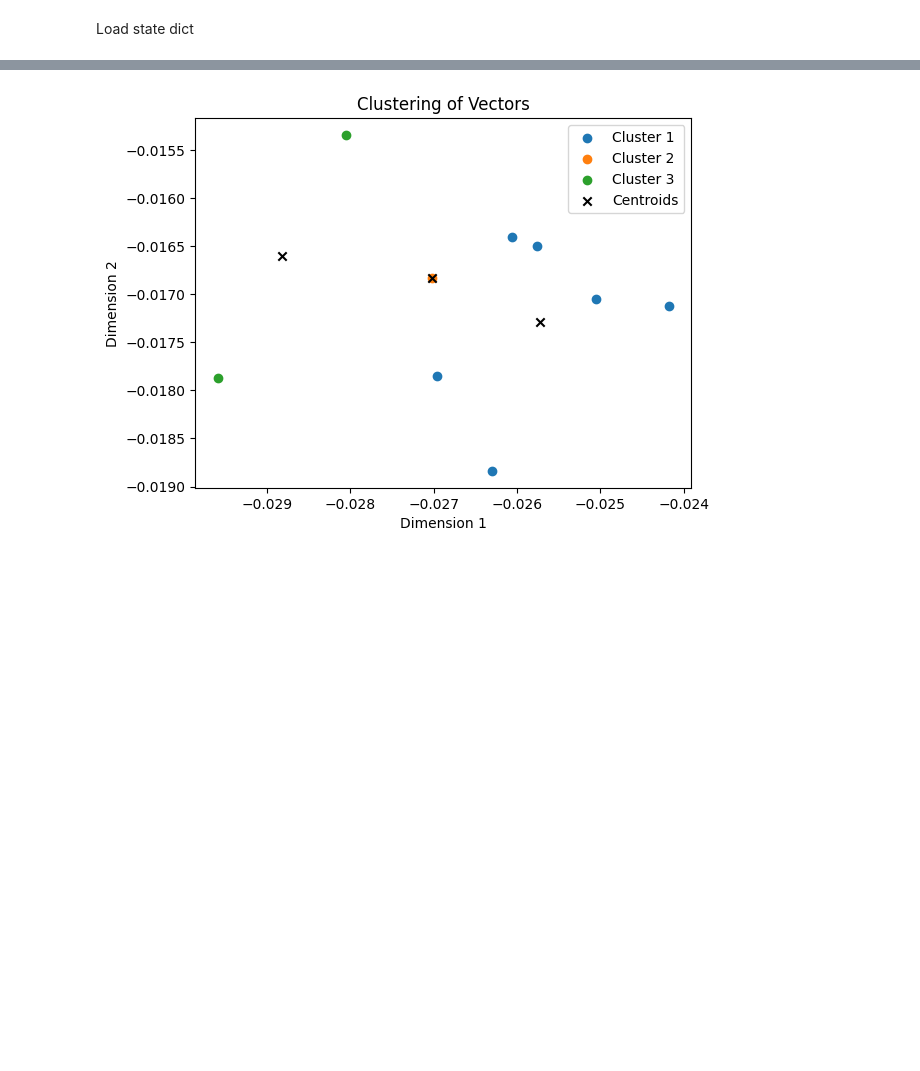
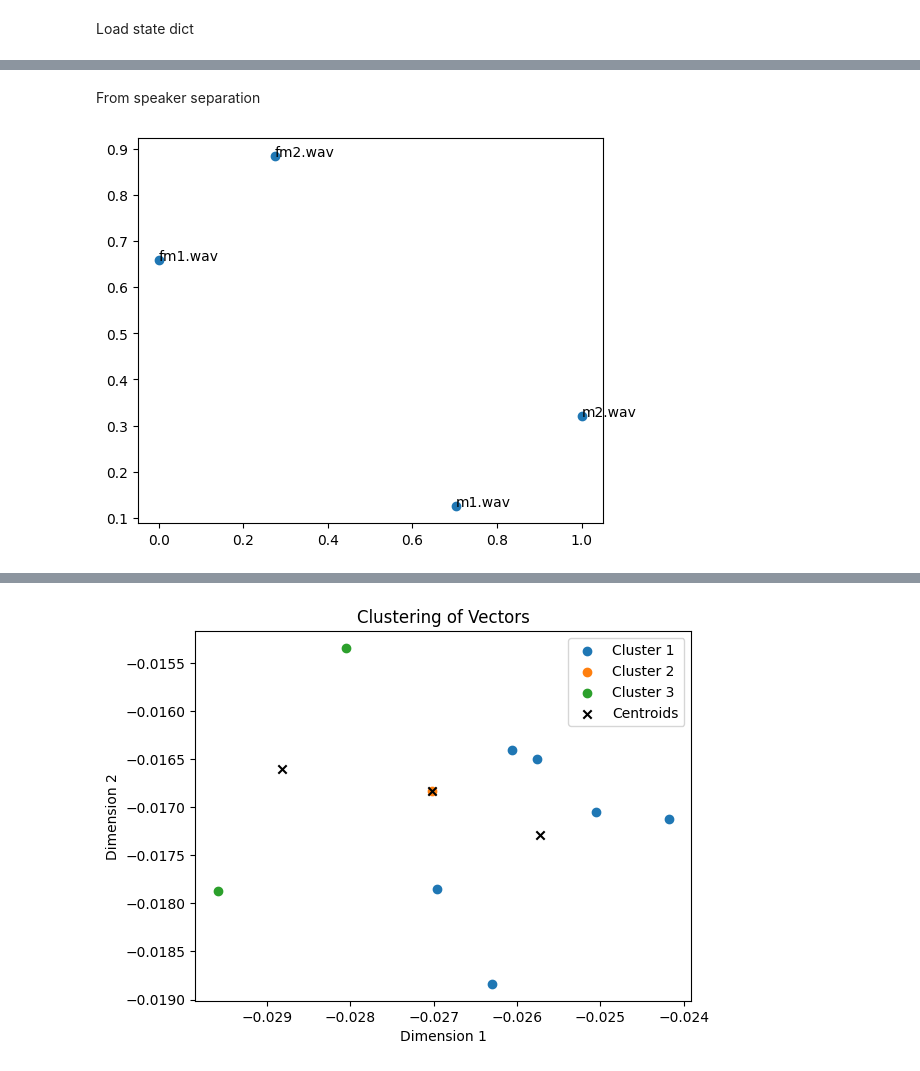
Before and after one commit to kimmchii/SincNet, a Jupyter notebook: playground.ipynb, the cells around one changed output, grey strips where cells are left out. Drawn from its saved outputs; the diff is of its cells as text; code cells hidden in the pictures; blank space fills up the shorter version.

```diff
--- a/playground.ipynb
+++ b/playground.ipynb
@@ -30,11 +27,10 @@ DNN1_net.load_state_dict(dnn1_state_dict)
 # %%
 import numpy as np
 
-vectors = np.load('SincNet/d_vector_timit.npy', allow_pickle=True)
-
+vectors = np.load('./d_vect_timit.npy', allow_pickle=True)
 
 vectors = vectors.item()
 
 embeded_vectors = []
 for key, value in vectors.items():
-    embeded_vectors.append(value)
+    embeded_vectors.append({key: value})
@@ -53,0 +48,20 @@ kmeans = KMeans(n_clusters=3, random_state=0).fit(vector_array)
+# %% [markdown]
+From speaker separation
+# %%
+# TSNE plot
+import matplotlib.pyplot as plt
+from sklearn.manifold import TSNE
+
+X = np.array([list(v.values())[0] for v in embeded_vectors])
+X_embedded = TSNE(n_components=2, random_state=0, perplexity=2).fit_transform(X)
+X_embedded = (X_embedded - X_embedded.min()) / (X_embedded.max() - X_embedded.min())
+plt.figure(figsize=(6, 5))
+plt.scatter(X_embedded[:, 0], X_embedded[:, 1])
+
+# label points with the keys
+for i, txt in enumerate(embeded_vectors):
+    plt.annotate(list(txt.keys())[0], (X_embedded[i, 0], X_embedded[i, 1]))
+
+plt.show()
+# %% [output]
+[figure, added]
```
Also changed, not shown: parts of 8 cells of this notebook, 1 other file.
